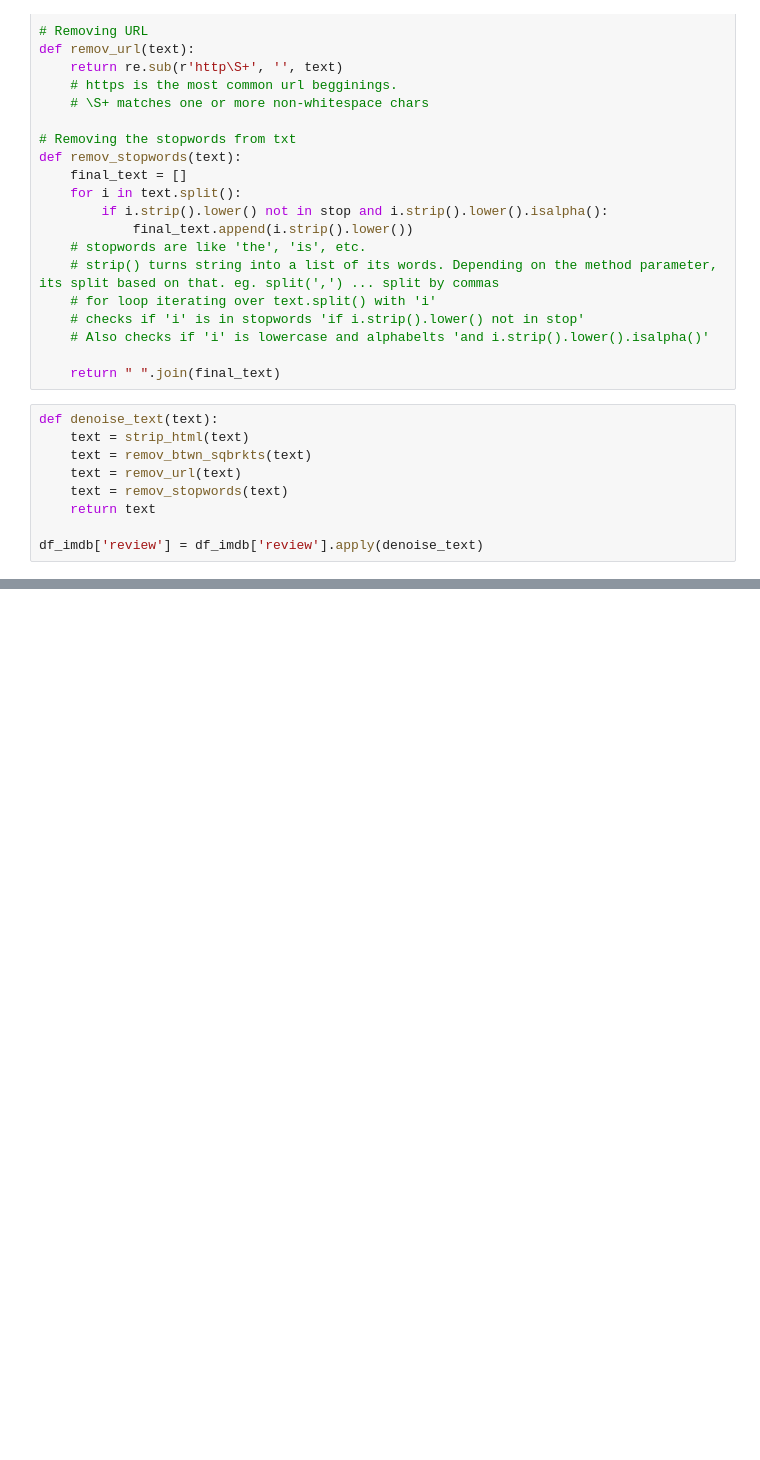
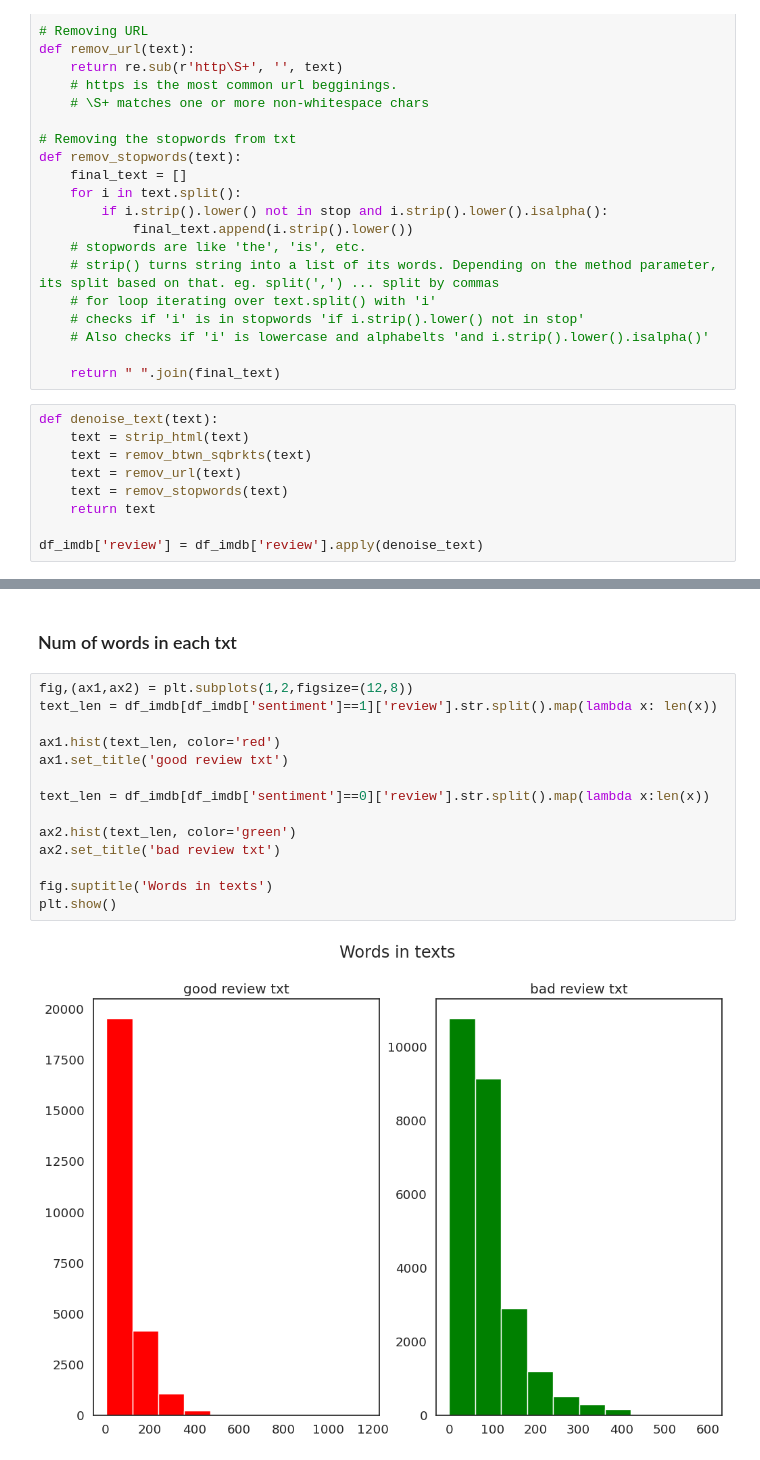
Before and after one commit to yunmokoo/NLP-sentiment, a Jupyter notebook: imdb-50k-reviews.ipynb, the cells around one changed output, grey strips where cells are left out. Cells and saved outputs as stored; diff of their text form; blank space fills up the shorter version.

```diff
--- a/imdb-50k-reviews.ipynb
+++ b/imdb-50k-reviews.ipynb
@@ -410,0 +458,18 @@ df_imdb['review'] = df_imdb['review'].apply(denoise_text)
+# %% [markdown]
+### Num of words in each txt
+# %%
+fig,(ax1,ax2) = plt.subplots(1,2,figsize=(12,8))
+text_len = df_imdb[df_imdb['sentiment']==1]['review'].str.split().map(lambda x: len(x))
+
+ax1.hist(text_len, color='red')
+ax1.set_title('good review txt')
+
+text_len = df_imdb[df_imdb['sentiment']==0]['review'].str.split().map(lambda x:len(x))
+
+ax2.hist(text_len, color='green')
+ax2.set_title('bad review txt')
+
+fig.suptitle('Words in texts')
+plt.show()
+# %% [output]
+[figure, added]
```
Also changed, not shown: parts of 21 cells of this notebook.
